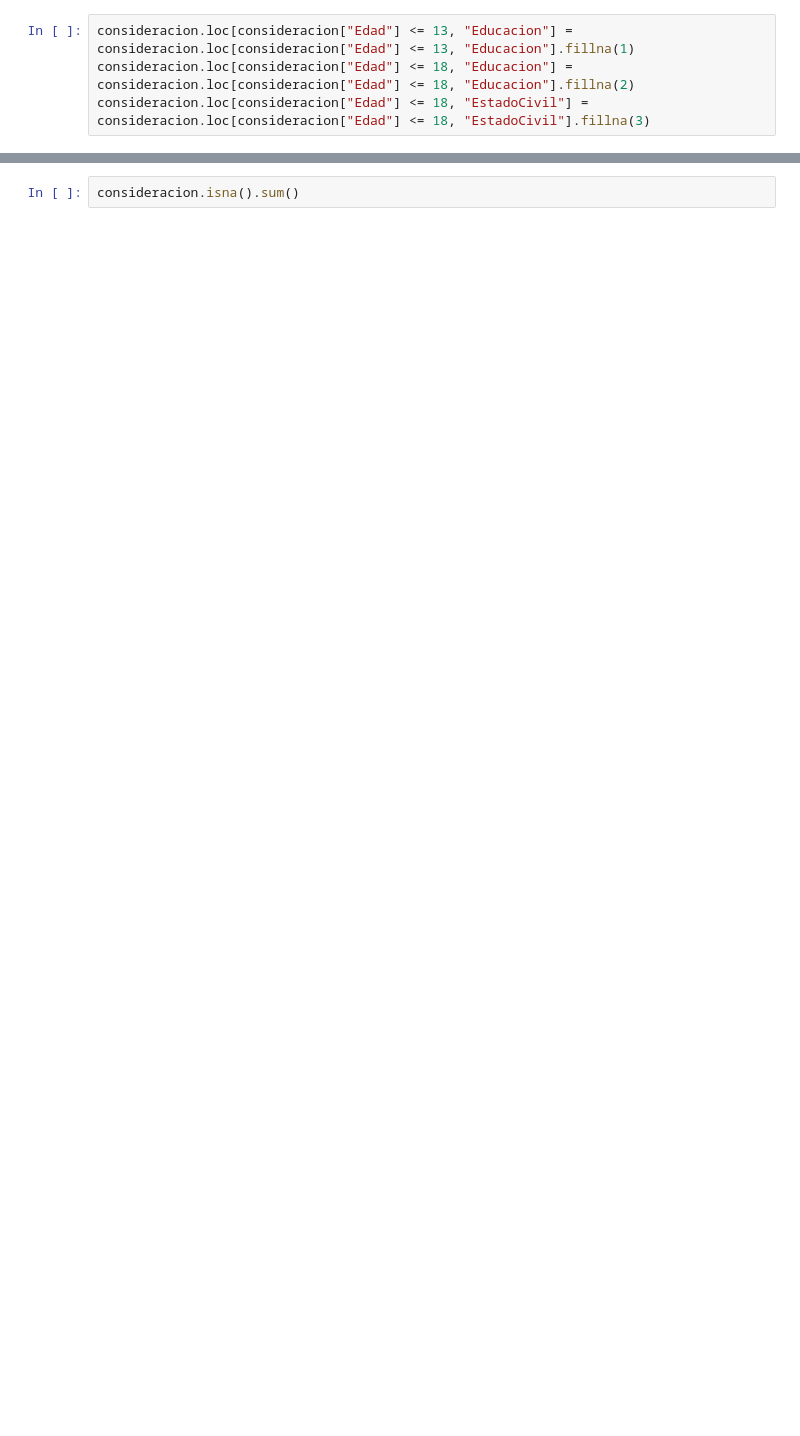
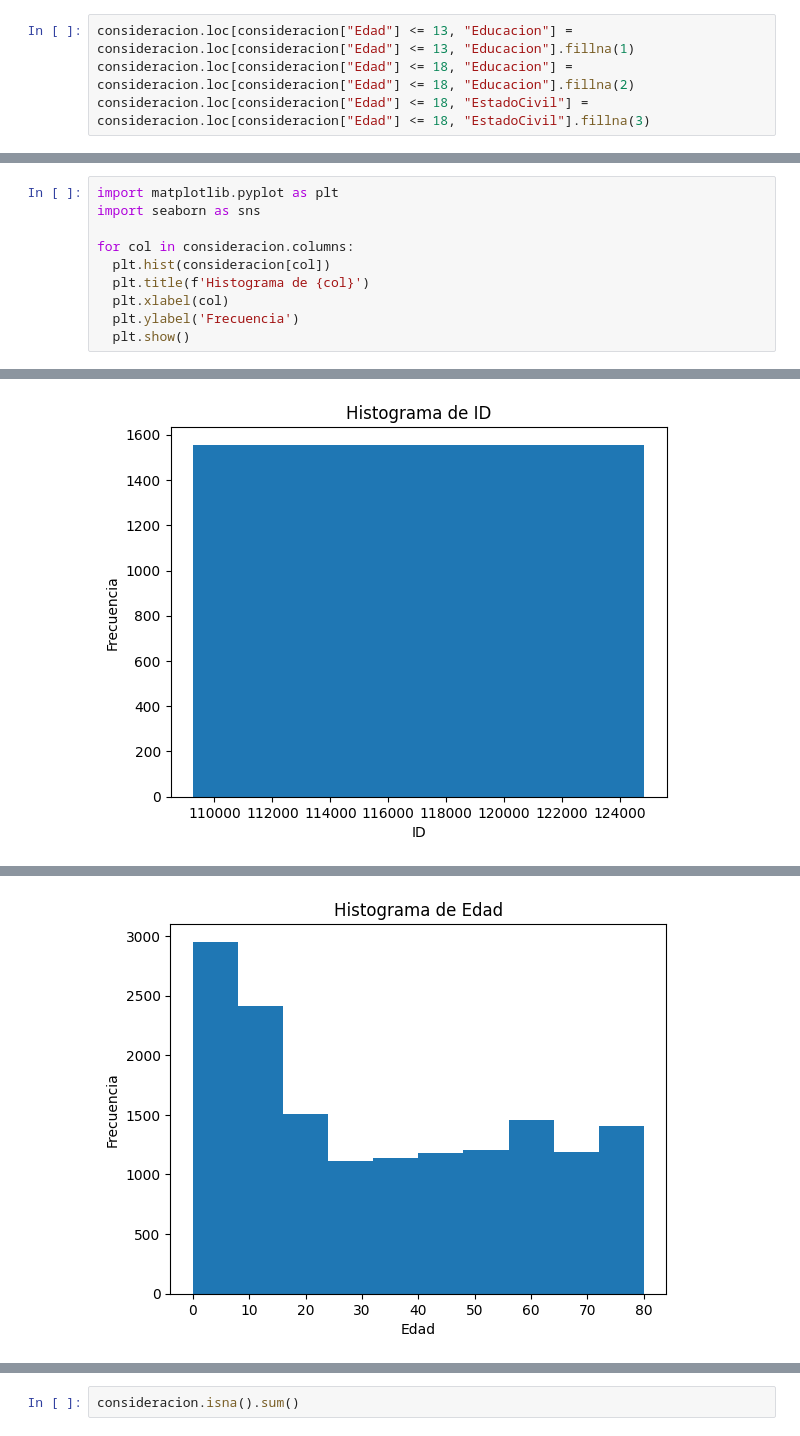
Before and after one commit to Manjanans/nhanes, a Jupyter notebook: notebooks/Untitled.ipynb, the cells around one changed output, grey strips where cells are left out. Saved outputs shown, nothing was run; the diff lists cells and outputs as text; blank space fills up the shorter version.

```diff
--- a/notebooks/Untitled.ipynb
+++ b/notebooks/Untitled.ipynb
@@ -187,0 +175,11 @@ dtype: int64
+# %%
+import matplotlib.pyplot as plt
+import seaborn as sns
+
+for col in consideracion.columns:
+  plt.hist(consideracion[col])
+  plt.title(f'Histograma de {col}')
+  plt.xlabel(col)
+  plt.ylabel('Frecuencia')
+  plt.show()
+# %% [output]
@@ -187,0 +187 @@ dtype: int64
+[figure, added]
@@ -187,0 +189 @@ dtype: int64
+[figure, added]
```
Also changed, not shown: parts of 36 cells of this notebook.
